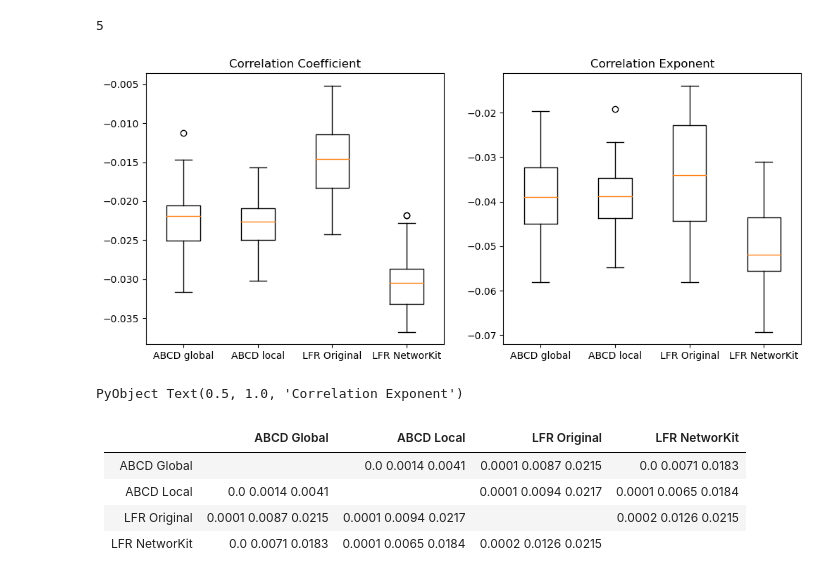
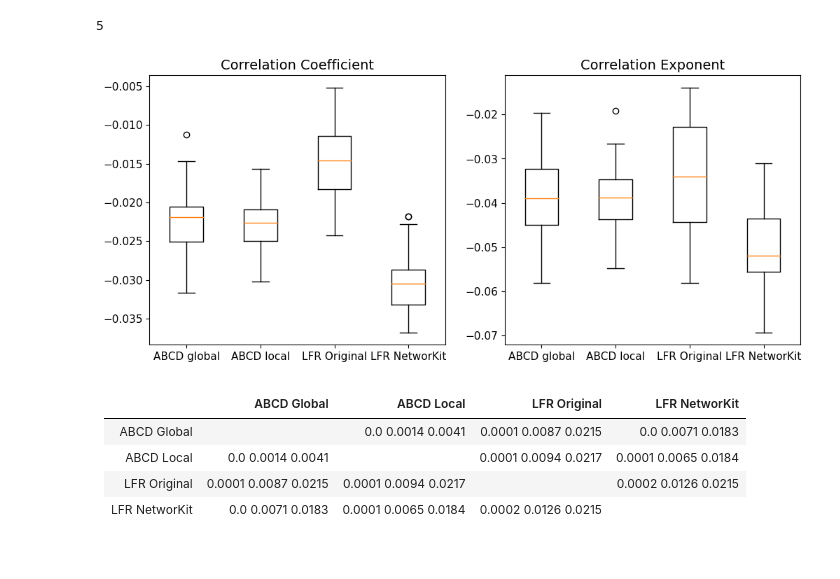
Before and after one commit to bartoszpankratz/ABCDe_Experiments, a Jupyter notebook: ABCD properties test plots.ipynb, the cells around one changed output. Saved outputs shown, nothing was run; the diff lists cells and outputs as text; code cells hidden in the pictures.

```diff
--- a/ABCD properties test plots.ipynb
+++ b/ABCD properties test plots.ipynb
@@ -371,27 +371,28 @@ min_deg = 5
 # %%
 ig = figure("Correlation Coefficient and Correlation Exponent",figsize = (12,5)) # Create a new blank figure
 subplot(121)
 attr = :correlation_coeff
 data = [get_plot_data("ABCD", "false", attr), get_plot_data("ABCD", "true", attr),
             get_plot_data("LFRog", "", attr), get_plot_data("LFR", "", attr)]
 minlen = minimum(length.(data))
 boxplot(hcat([data[i][1:minlen] for i = 1:length(data)]...))
-xticks([1,2,3,4],["ABCD global", "ABCD local",  "LFR Original", "LFR NetworKit"])
-PyPlot.title("Correlation Coefficient")
+xticks([1,2,3,4],["ABCD global", "ABCD local",  "LFR Original", "LFR NetworKit"], fontsize = 11)
+yticks(fontsize = 11)
+PyPlot.title("Correlation Coefficient", fontsize = 14)
 subplot(122)
 attr = :corr_exp
 data = [get_plot_data("ABCD", "false", attr), get_plot_data("ABCD", "true", attr),
             get_plot_data("LFRog", "", attr), get_plot_data("LFR", "", attr)]
 minlen = minimum(length.(data))
 boxplot(hcat([data[i][1:minlen] for i = 1:length(data)]...))
-xticks([1,2,3,4],["ABCD global", "ABCD local",  "LFR Original", "LFR NetworKit"])
-PyPlot.title("Correlation Exponent")
+xticks([1,2,3,4],["ABCD global", "ABCD local",  "LFR Original", "LFR NetworKit"], fontsize = 11)
+yticks(fontsize = 11)
+PyPlot.title("Correlation Exponent", fontsize = 14)
 
 #saving to a file:
-#savefig("correlation_boxplots.eps")
+savefig("correlation_boxplots.eps")
 # %% [output]
-[figure, old version]
+[figure, new version]
-PyObject Text(0.5, 1.0, 'Correlation Exponent')
 # %%
 attr = :correlation_coeff
 gen_diff_table(attr, savetable = false)
```
Also changed, not shown: parts of 2 cells of this notebook, 1 other file.
